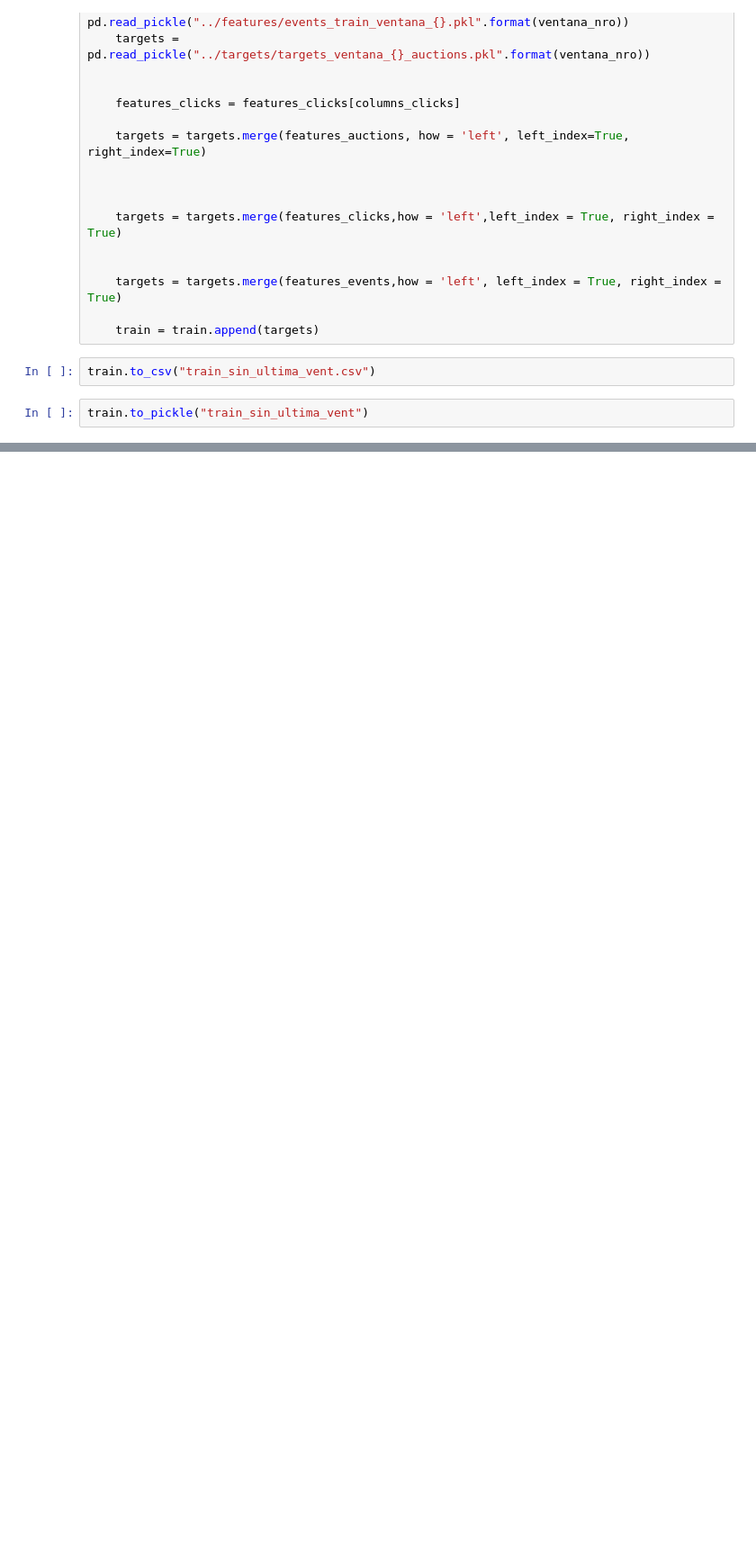
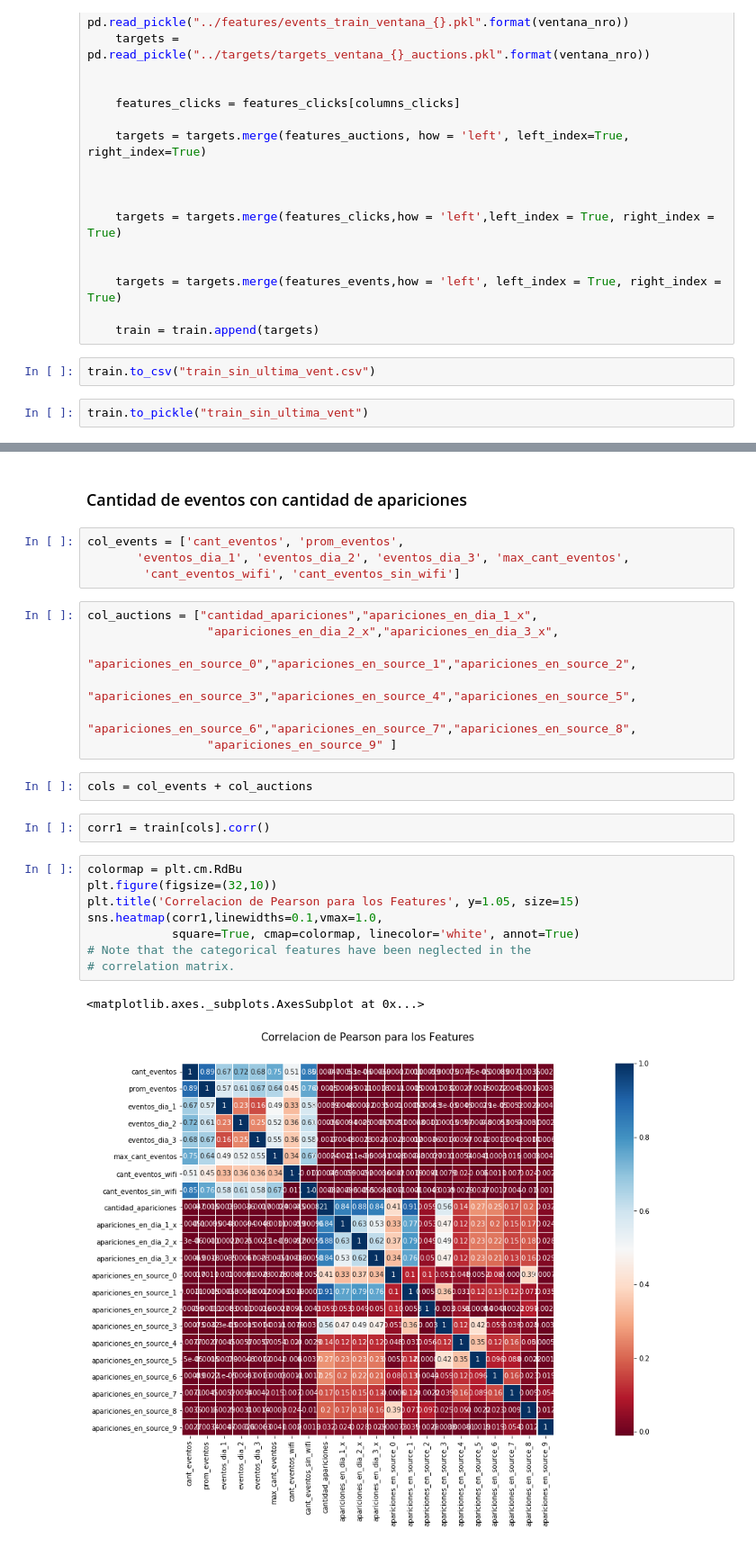
Before and after one commit to mateoicalvo/7506, a Jupyter notebook: tp2/modelo/armado_datos/armado_datos.ipynb, the cells around one changed output, grey strips where cells are left out. Shown: that part at 90% size. Cells and saved outputs as stored; diff of their text form; blank space fills up the shorter version.

Commit message:
Buscando correlacion entre auctions y events, NADA. Comienzo a ver imputacion de los datos faltantes

```diff
--- a/tp2/modelo/armado_datos/armado_datos.ipynb
+++ b/tp2/modelo/armado_datos/armado_datos.ipynb
@@ -127,0 +127,28 @@ train.to_pickle("train_sin_ultima_vent")
+# %% [markdown]
+### Cantidad de eventos con cantidad de apariciones
+# %%
+col_events = ['cant_eventos', 'prom_eventos',
+       'eventos_dia_1', 'eventos_dia_2', 'eventos_dia_3', 'max_cant_eventos',
+        'cant_eventos_wifi', 'cant_eventos_sin_wifi']
+# %%
+col_auctions = ["cantidad_apariciones","apariciones_en_dia_1_x",
+                 "apariciones_en_dia_2_x","apariciones_en_dia_3_x",
+                "apariciones_en_source_0","apariciones_en_source_1","apariciones_en_source_2",
+                 "apariciones_en_source_3","apariciones_en_source_4","apariciones_en_source_5",
+                 "apariciones_en_source_6","apariciones_en_source_7","apariciones_en_source_8",
+                 "apariciones_en_source_9" ]
+# %%
+cols = col_events + col_auctions
+# %%
+corr1 = train[cols].corr()
+# %%
+colormap = plt.cm.RdBu
+plt.figure(figsize=(32,10))
+plt.title('Correlacion de Pearson para los Features', y=1.05, size=15)
+sns.heatmap(corr1,linewidths=0.1,vmax=1.0,
+            square=True, cmap=colormap, linecolor='white', annot=True)
+# Note that the categorical features have been neglected in the
+# correlation matrix.
+# %% [output]
+<matplotlib.axes._subplots.AxesSubplot at 0x...>
+[figure, added]
```
Also changed, not shown: parts of 18 cells of this notebook.
